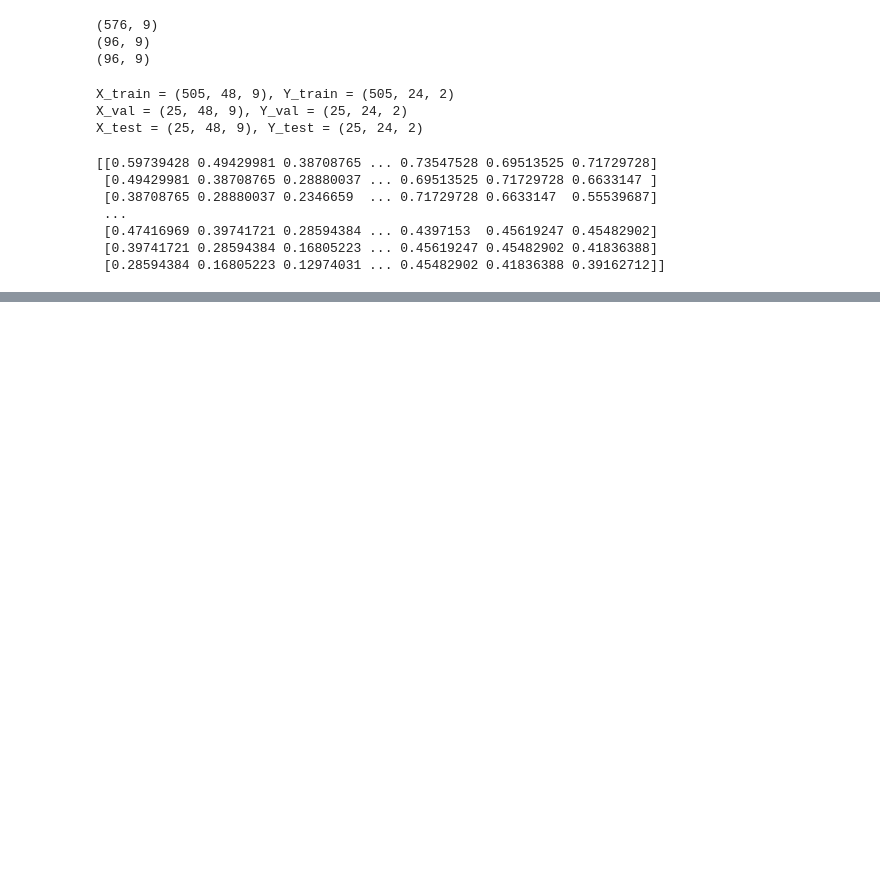
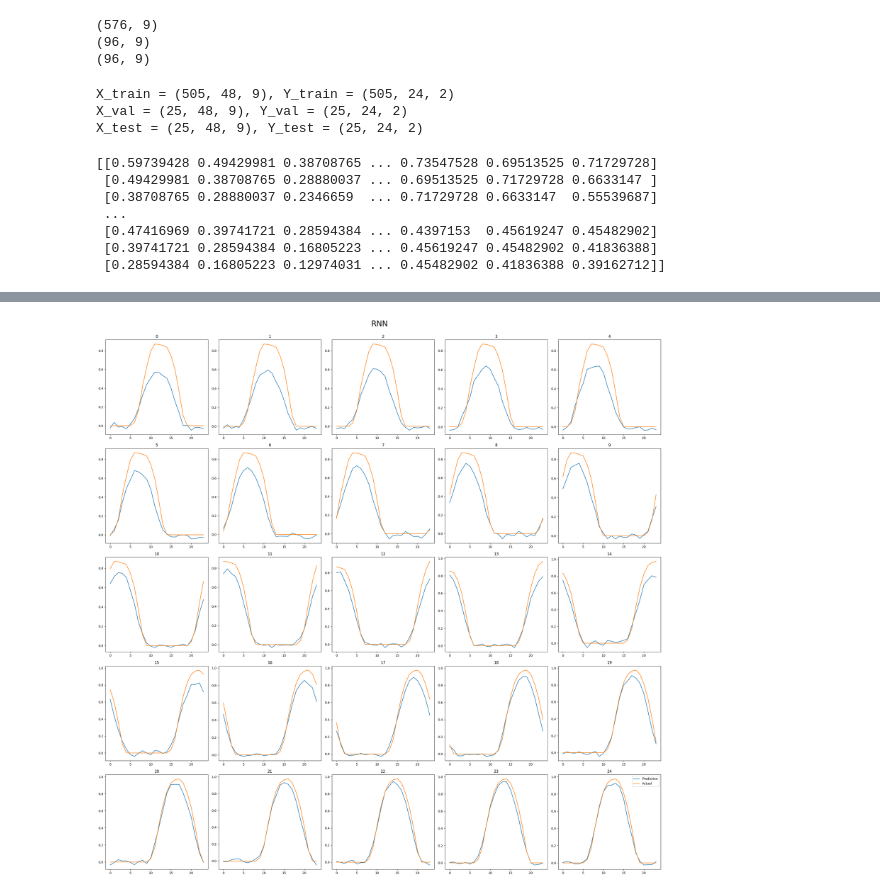
Before and after one commit to MatejPriesol/Forecasting-Carbon-Intensity-and-Solar-Generation, a Jupyter notebook: models/LSTM two heads.ipynb, the cells around one changed output, grey strips where cells are left out. Drawn from its saved outputs; the diff is of its cells as text; code cells hidden in the pictures; blank space fills up the shorter version.

```diff
--- a/models/LSTM two heads.ipynb
+++ b/models/LSTM two heads.ipynb
@@ -256,18 +280,20 @@ plt.show()
 # %%
 fig, axs = plt.subplots(5, 5, figsize=(25, 25))
 axs = axs.flatten()
 
 for i, column in enumerate(predictions_2):
     ax = axs[i]
     # TODO seems to work but check why column[0]
     ax.plot(column[0], label="Prediction")
-    ax.plot(Y_test[i, :, 1], label="Actual")
+    ax.plot(Y_val[i, :, 1], label="Actual")
     ax.title.set_text(i)
 
 fig.suptitle("RNN", fontsize=24)
 plt.tight_layout(rect=[0, 0, 1, 0.98])
 plt.legend()
 plt.show()
+# %% [output]
+[figure, added]
 # %%
 rmse = 0
 for i in range(len(predictions_1)):
```
Also changed, not shown: parts of 9 cells of this notebook, 2 other files.
